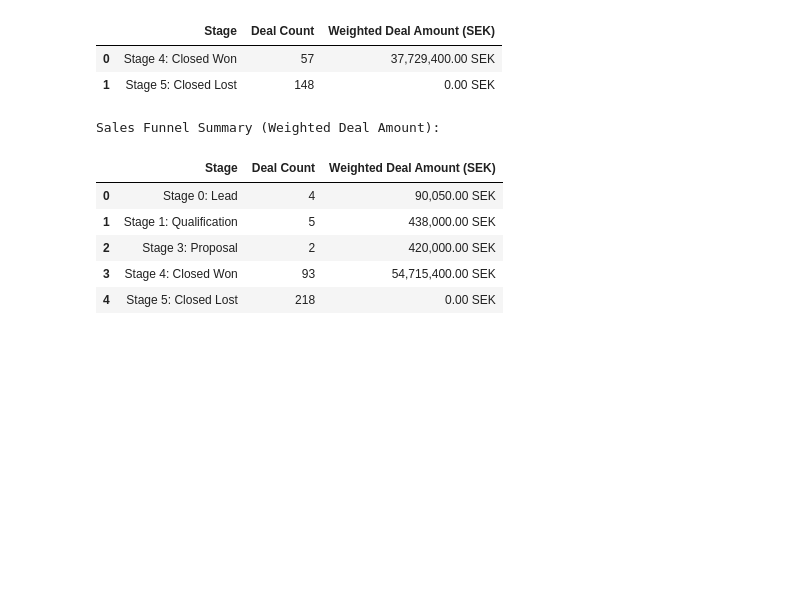
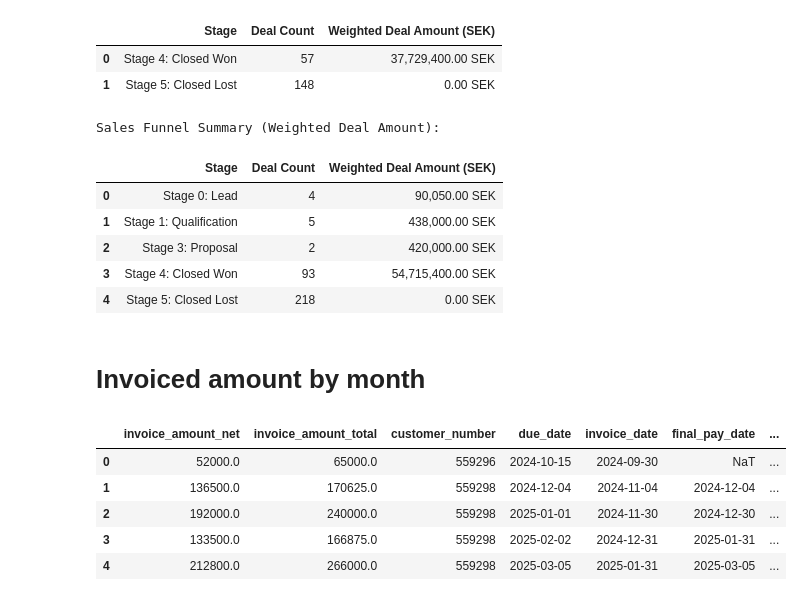
Before and after one commit to alshakarti/hyper_island_bi, a Jupyter notebook: eda.ipynb, the cells around one changed output. Drawn from its saved outputs; the diff is of its cells as text; code cells hidden in the pictures; blank space fills up the shorter version.

```diff
--- a/eda.ipynb
+++ b/eda.ipynb
@@ -458,3 +457,14 @@ Sales Funnel Summary (Weighted Deal Amount):
 | 2 | Stage 3: Proposal | 2 | 420,000.00 SEK |
 | 3 | Stage 4: Closed Won | 93 | 54,715,400.00 SEK |
 | 4 | Stage 5: Closed Lost | 218 | 0.00 SEK |
+# %% [markdown]
+# Invoiced amount by month
+# %%
+invoices.head()
+# %% [output]
+|  | invoice_amount_net | invoice_amount_total | customer_number | due_date | invoice_date | final_pay_date | ... |
+| 0 | 52000.0 | 65000.0 | 559296 | 2024-10-15 | 2024-09-30 | NaT | ... |
+| 1 | 136500.0 | 170625.0 | 559298 | 2024-12-04 | 2024-11-04 | 2024-12-04 | ... |
+| 2 | 192000.0 | 240000.0 | 559298 | 2025-01-01 | 2024-11-30 | 2024-12-30 | ... |
+| 3 | 133500.0 | 166875.0 | 559298 | 2025-02-02 | 2024-12-31 | 2025-01-31 | ... |
+| 4 | 212800.0 | 266000.0 | 559298 | 2025-03-05 | 2025-01-31 | 2025-03-05 | ... |
```
Also changed, not shown: parts of 8 cells of this notebook.
